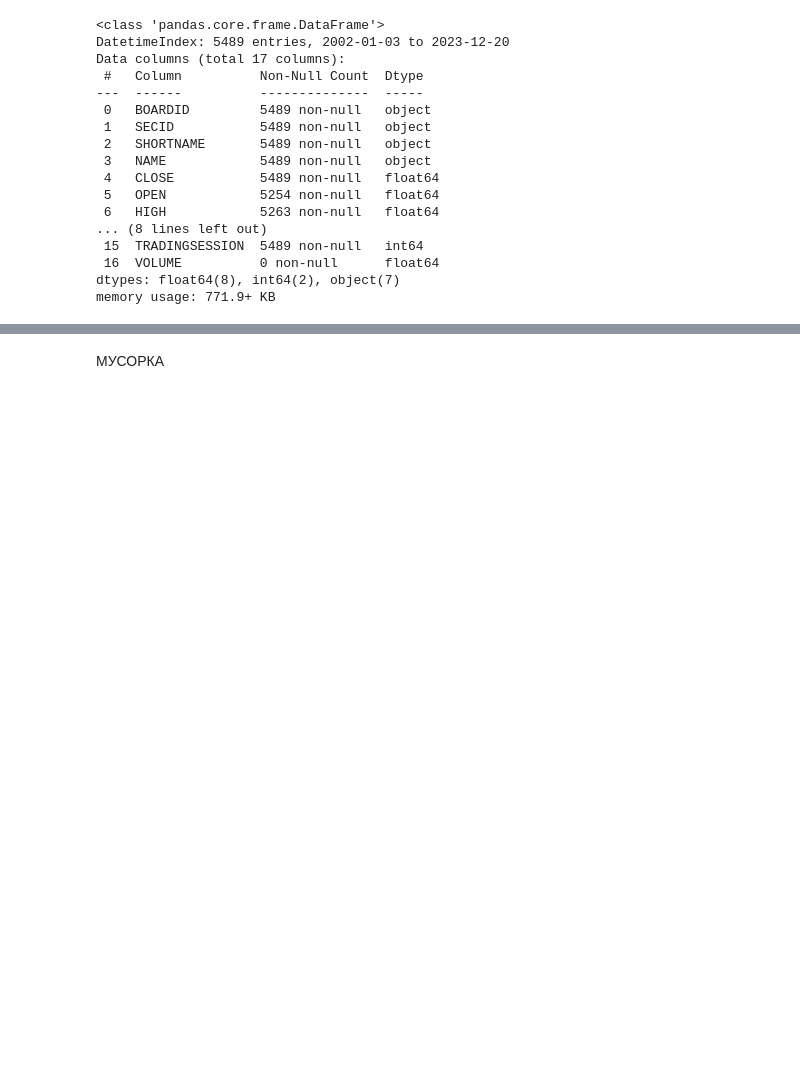
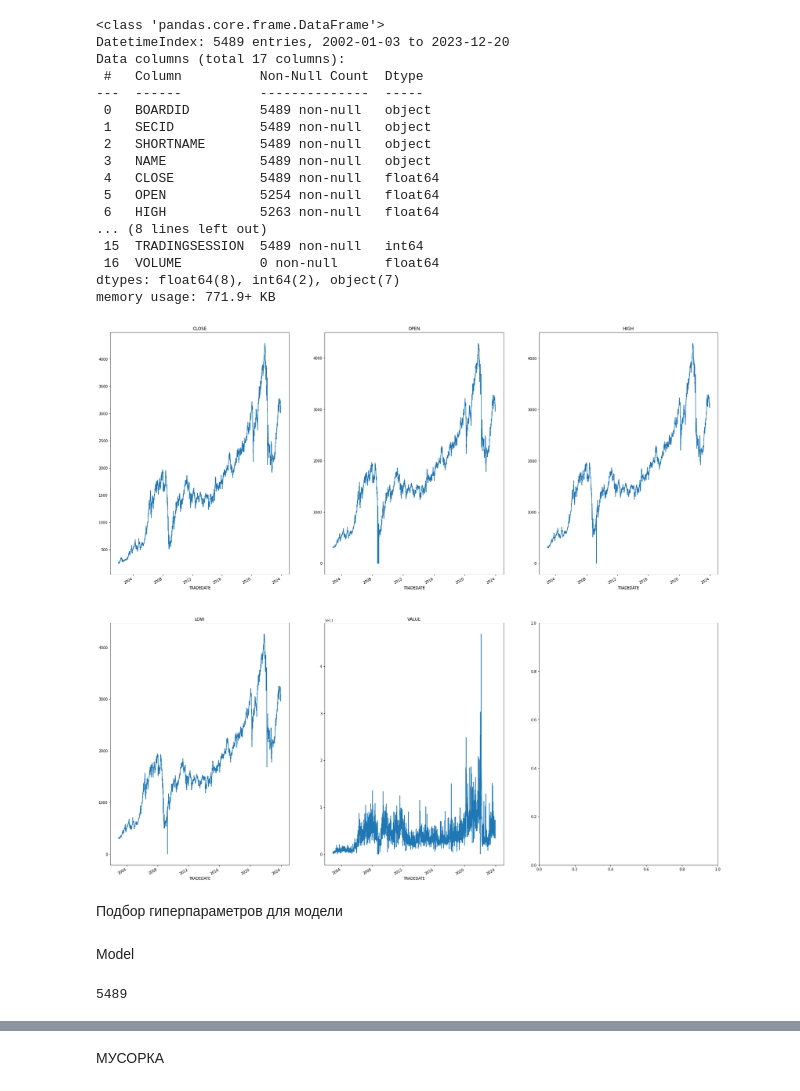
Before and after one commit to PaLashilo/PredictIMOEX, a Jupyter notebook: ARIMA.ipynb, the cells around one changed output, grey strips where cells are left out. Cells and saved outputs as stored; diff of their text form; code cells hidden in the pictures; blank space fills up the shorter version.

```diff
--- a/ARIMA.ipynb
+++ b/ARIMA.ipynb
@@ -50,3 +56,18 @@ Data columns (total 17 columns):
  16  VOLUME          0 non-null      float64
 dtypes: float64(8), int64(2), object(7)
 memory usage: 771.9+ KB
+# %%
+# numeric_columns = df.select_dtypes(include=np.number).columns
+columns_to_plot = ['CLOSE', 'OPEN', 'HIGH', 'LOW', 'VALUE']
+
+fig, axes = plt.subplots(nrows=len(columns_to_plot)//2, ncols=3, figsize=(30, 6 * len(columns_to_plot)))
+
+for i, column in enumerate(columns_to_plot):
+    df[column].plot(ax=axes[i//3][i%3], label=column)
+    axes[i//3][i%3].set_title(column)
+
+plt.show()
+# %% [output]
+[figure, added]
+# %% [markdown]
+Подбор гиперпараметров для модели
@@ -52,0 +95,6 @@ memory usage: 771.9+ KB
+# %% [markdown]
+Model
+# %%
+len(df)
+# %% [output]
+5489
```
Also changed, not shown: parts of 13 cells of this notebook.
